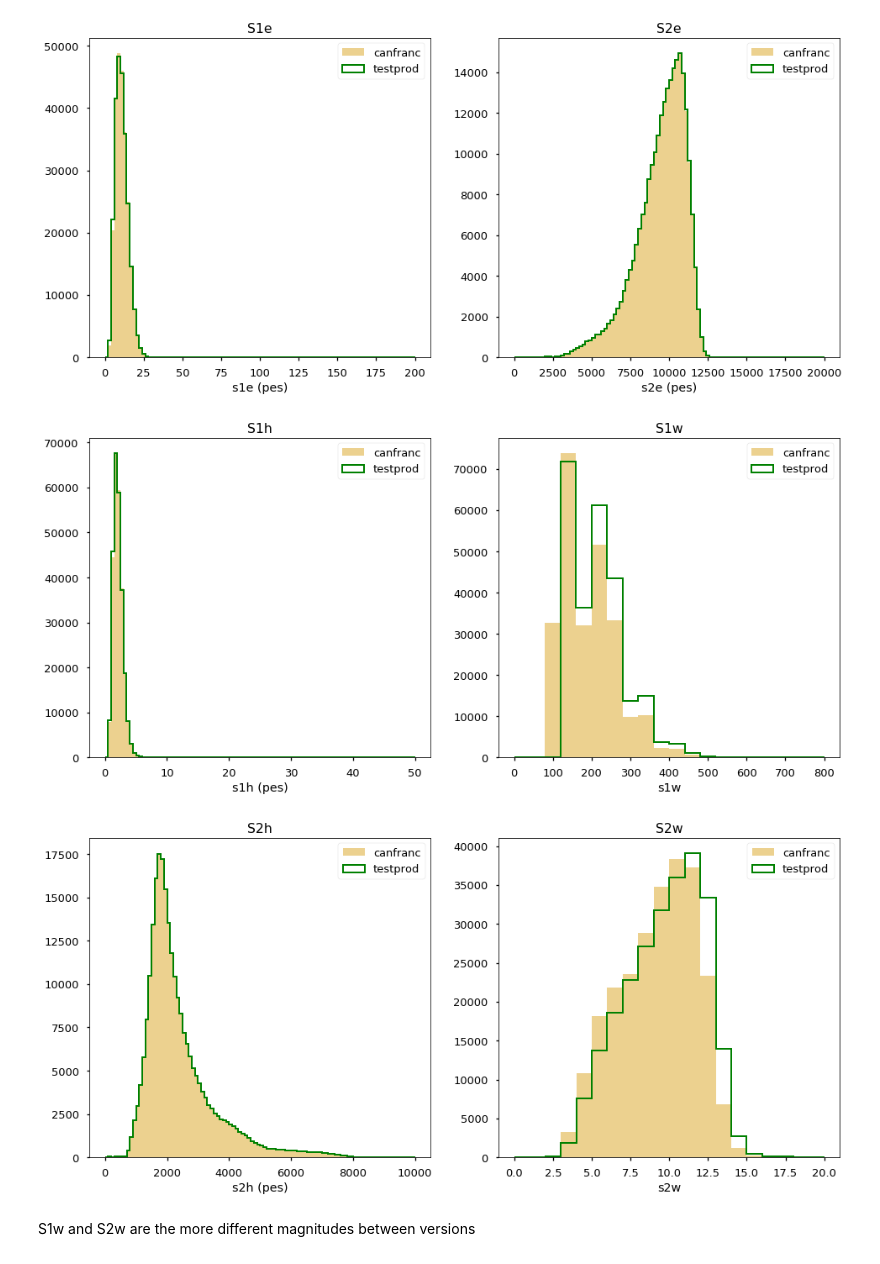
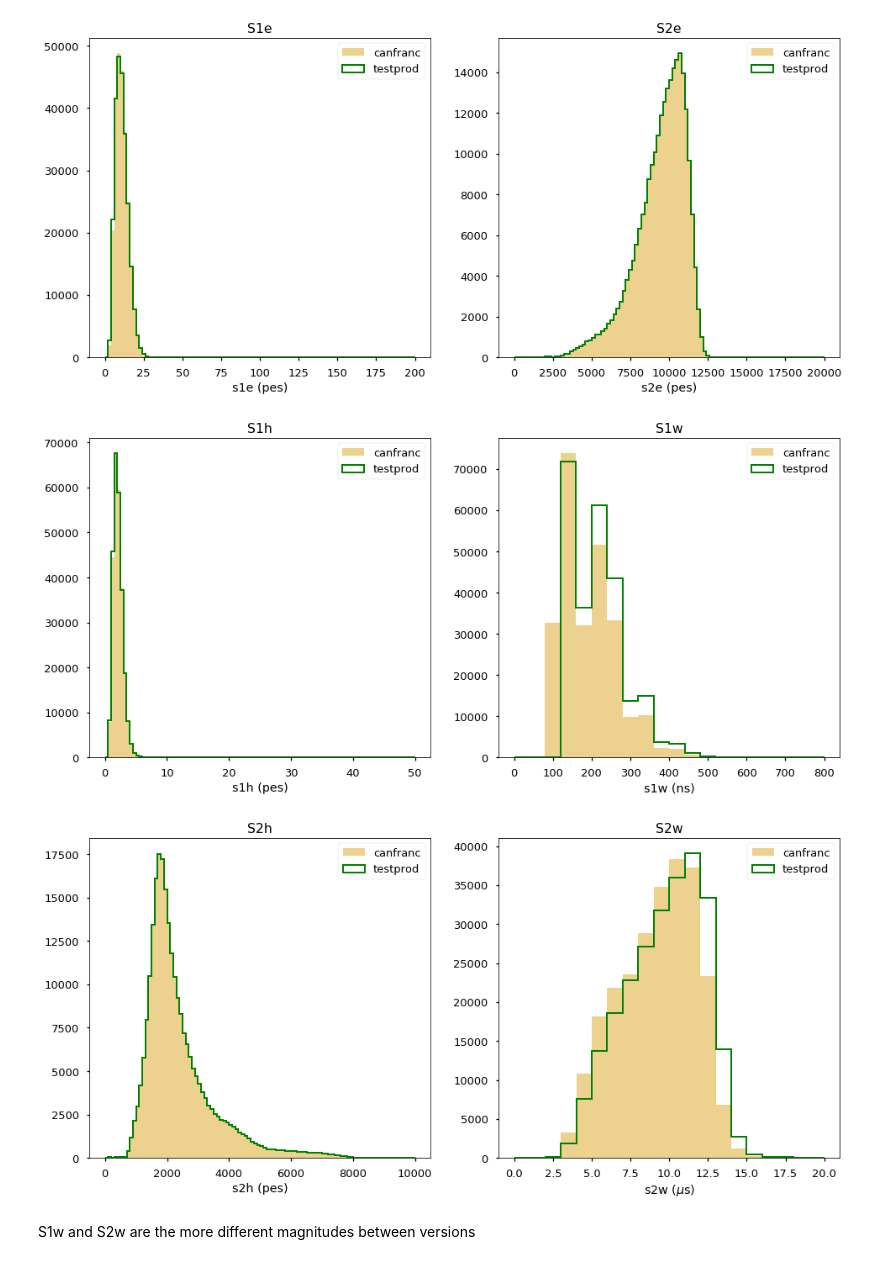
Before and after one commit to ausonandres/ICNB, a Jupyter notebook: IC_issue_comparison/IC_issue_dsts_6971.ipynb, the cells around one changed output. Cells and saved outputs as stored; diff of their text form; code cells hidden in the pictures.

```diff
--- a/IC_issue_comparison/IC_issue_dsts_6971.ipynb
+++ b/IC_issue_comparison/IC_issue_dsts_6971.ipynb
@@ -350,19 +350,19 @@ plt.title('S2e');
 # %%
 plt.figure(figsize=(16,7));
 plt.subplot(1,2,1);
 plt.hist(kdst_canfranc2.S1h, 100, (0,50), color='goldenrod' , label='canfranc', alpha=0.5)
 plt.hist(kdst_testprod2.S1h, 100, (0,50), color='green', label='testprod', histtype='step', linewidth=2)
 plt.legend();
 plt.xlabel('s1h (pes)');
 plt.title('S1h');
 plt.subplot(1,2,2);
 plt.hist(kdst_canfranc2.S1w, 20, (0,800), color='goldenrod' , label='canfranc', alpha=0.5)
 plt.hist(kdst_testprod2.S1w, 20, (0,800), color='green', label='testprod', histtype='step', linewidth=2)
 plt.legend();
-plt.xlabel('s1w');
+plt.xlabel('s1w (ns)');
 plt.title('S1w');
 # %% [output]
-[figure, old version]
+[figure, new version]
 # %%
 plt.figure(figsize=(16,7));
 plt.subplot(1,2,1);
@@ -375,10 +375,10 @@ plt.subplot(1,2,2);
 plt.hist(kdst_canfranc2.S2w, 20, (0,20), color='goldenrod' , label='canfranc', alpha=0.5)
 plt.hist(kdst_testprod2.S2w, 20, (0,20), color='green', label='testprod', histtype='step', linewidth=2)
 plt.legend();
-plt.xlabel('s2w');
+plt.xlabel('s2w ($\mu$s)');
 plt.title('S2w');
 # %% [output]
-[figure, old version]
+[figure, new version]
 # %% [markdown]
 S1w and S2w are the more different magnitudes between versions
 # %% [markdown]
```
